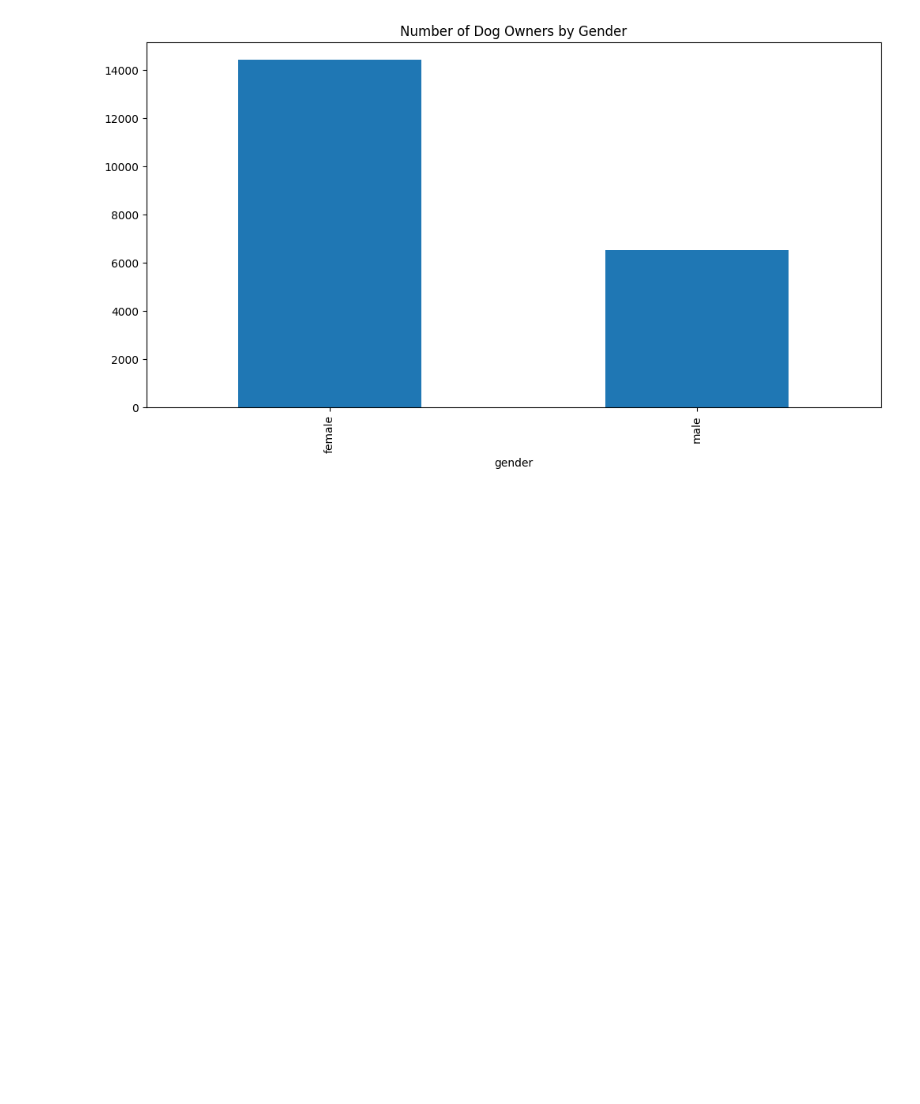
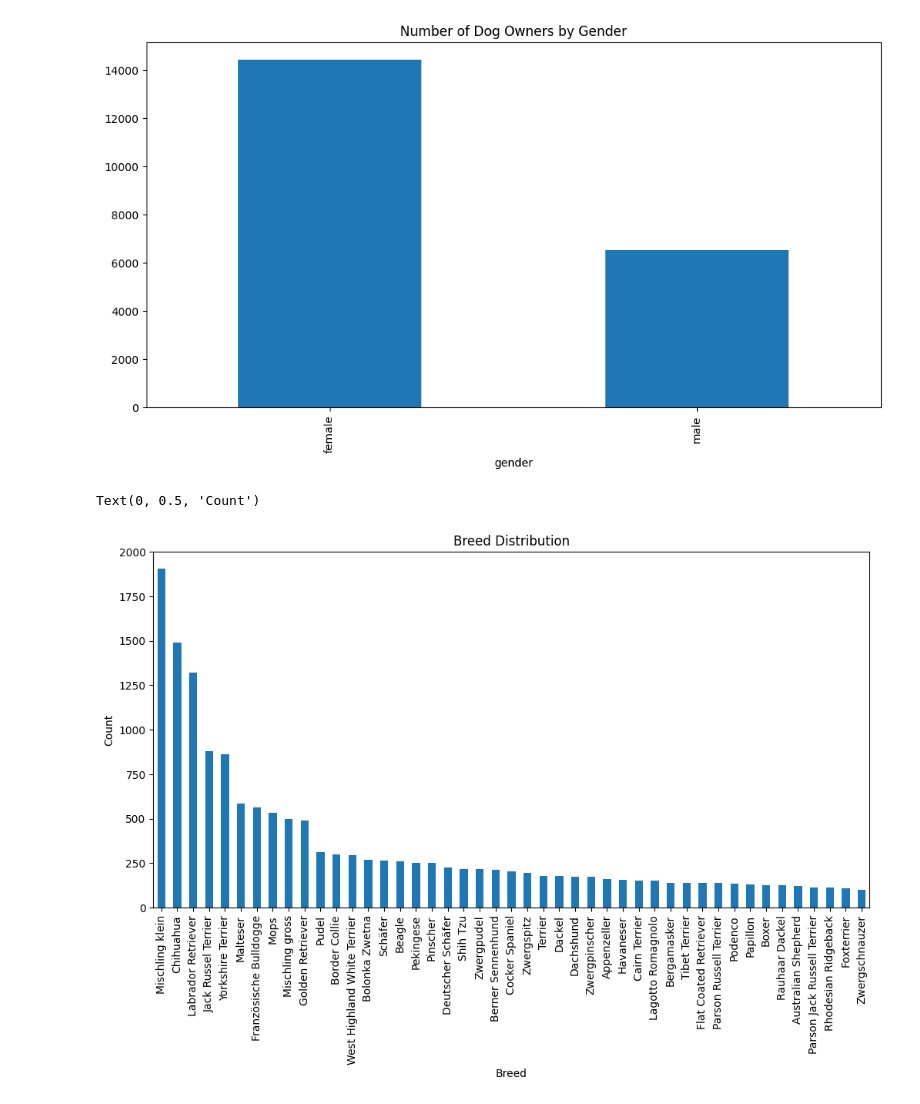
Before and after one commit to DevinFerko/Dogs-of-Zurich, a Jupyter notebook: DogsOfZurichStatsAnalysis.ipynb, the cells around one changed output. Saved outputs shown, nothing was run; the diff lists cells and outputs as text; code cells hidden in the pictures; blank space fills up the shorter version.

Commit message:
Breed Distribution plot

```diff
--- a/DogsOfZurichStatsAnalysis.ipynb
+++ b/DogsOfZurichStatsAnalysis.ipynb
@@ -164,3 +164,11 @@ male       6530
 Name: count, dtype: int64
 <Axes: title={'center': 'Number of Dog Owners by Gender'}, xlabel='gender'>
 [figure]
+# %%
+# Breed of dogs
+ax = df['breed_1'].value_counts().head(45).plot(kind='bar', title='Breed Distribution', figsize=(12, 6))
+ax.set_xlabel('Breed')
+ax.set_ylabel('Count')
+# %% [output]
+Text(0, 0.5, 'Count')
+[figure, added]
```
